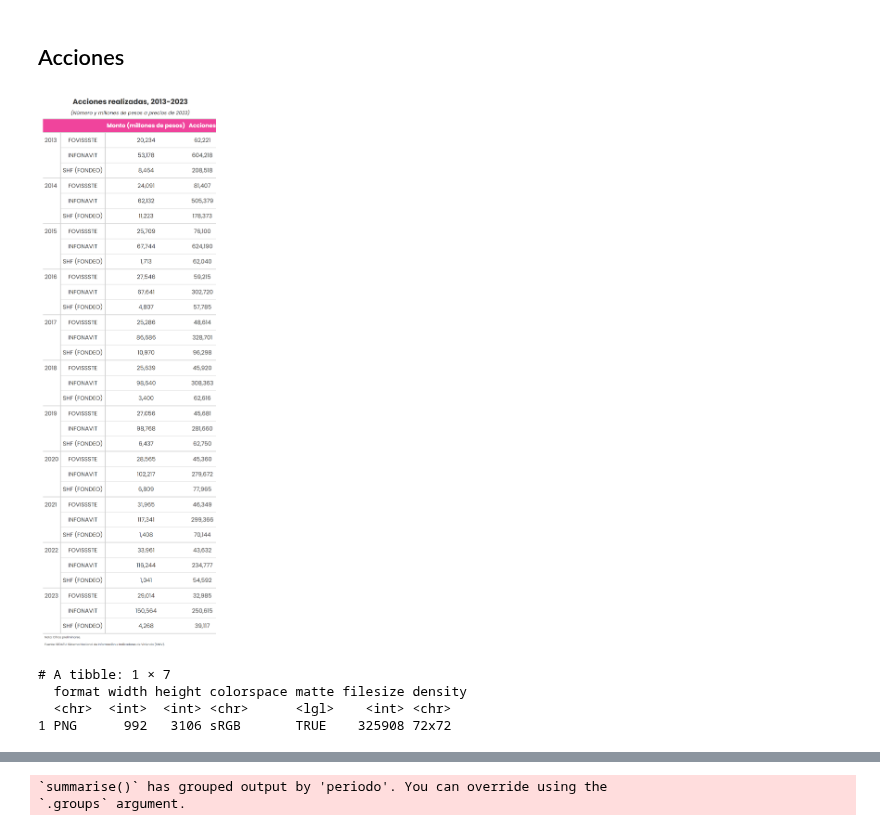
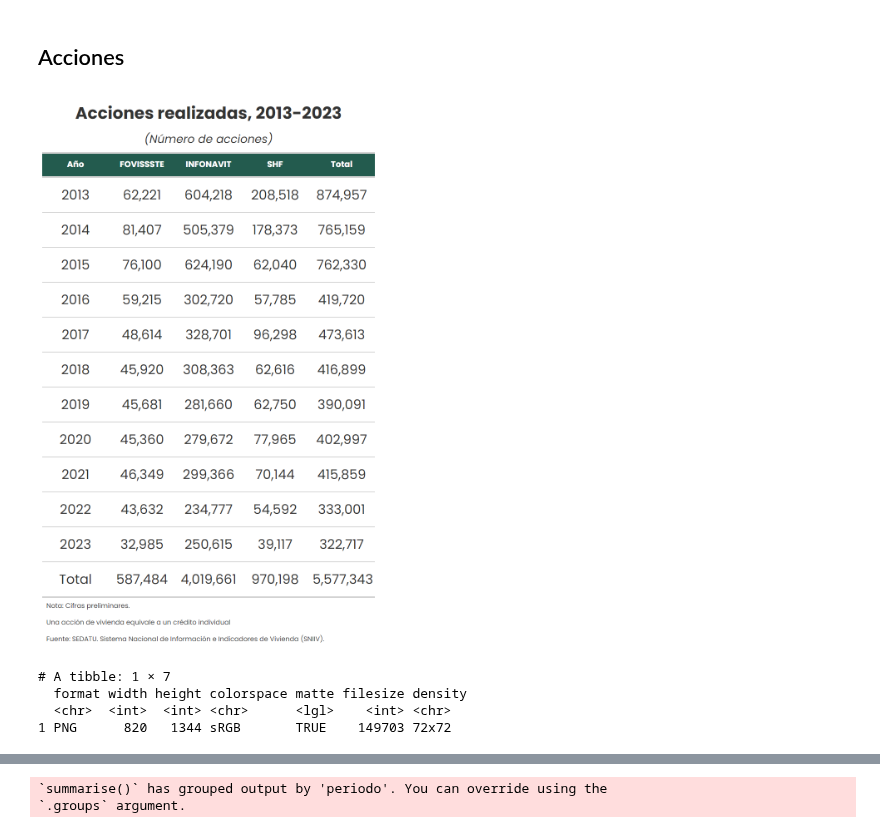
Before and after one commit to claudiodanielpc/datavivi, a Jupyter notebook: numeralia.ipynb, the cells around one changed output, grey strips where cells are left out. Saved outputs shown, nothing was run; the diff lists cells and outputs as text; code cells hidden in the pictures.

```diff
--- a/numeralia.ipynb
+++ b/numeralia.ipynb
@@ -84,7 +82,7 @@ Fuente: SEDATU. Sistema Nacional de Información e Indicadores de Vivienda (SNII
 }
 # %%
 #Función para crear tabla
-crea_tabla <- function(df, titulo, nombre_archivo) {
+crea_tabla <- function(df, titulo, subtitulo,nota="",nombre_archivo){
   library(gt)
   library(dplyr)
   library(magick)
@@ -106,18 +104,19 @@ crea_tabla <- function(df, titulo, nombre_archivo) {
 
   gt_table <- gt_table %>%
     tab_options(
-      column_labels.font.weight = "bold"
+      column_labels.font.weight = "bold",
     ) %>%
     tab_header(
       title = md(paste0("**", titulo, "**")),
-subtitle=md("*(Número y millones de pesos a precios de 2023)*")
+subtitle=md(paste0("*", subtitulo, "*"))
     ) %>%
     tab_options(
       table.font.names = 'Poppins',
       source_notes.font.size = 8,
       table.border.top.width = px(0),
       table.border.bottom.width = px(0),
-      column_labels.background.color = "#F0449C"
+      column_labels.background.color = "#235b4eff",
+  column_labels.font.size = 10,
     ) %>%
     cols_align(
       align = "center"
@@ -125,9 +124,15 @@ subtitle=md("*(Número y millones de pesos a precios de 2023)*")
     tab_source_note(
       source_note = md("Nota: Cifras preliminares.")
     ) %>%
+tab_source_note(
+      source_note = md(nota)
+    ) %>%
     tab_source_note(
       source_note = md("Fuente: SEDATU. Sistema Nacional de Información e Indicadores de Vivienda (SNIIV).")
-    )
+    )%>%
+  cols_width(
+    everything() ~ px(80)
+  )
 
   # Salva la tabla
   gtsave(gt_table, filename = nombre_archivo)
@@ -326,14 +377,20 @@ arrange(año)%>%
 # %%
 df%>%
 agrupa_dato_anual("Acciones")%>%
 actualiza_precios(inpc)%>%
-select(Año, Organismo,monto_actualizado, Acciones)%>%
-rename("Monto (millones de pesos)" = monto_actualizado)%>%
+select(Año, Organismo,Acciones)%>%
+mutate(Organismo=case_when(Organismo=="SHF (FONDEO)"~"SHF",
+                           TRUE~Organismo))%>%
+pivot_wider(names_from = "Organismo", values_from = "Acciones")%>%
+
+#Añadir suma de filas
+janitor::adorn_totals(where = "col")%>%
+janitor::adorn_totals(where = "row")%>%
 #Crear tabla
-crea_tabla("Acciones realizadas, 2013-2023","acciones.png")
+crea_tabla("Acciones realizadas, 2013-2023","(Número de acciones)","Una acción de vivienda equivale a un crédito individual","acciones_act.png")
 # %% [output]
-[figure, old version]
+[figure, new version]
 # A tibble: 1 × 7
   format width height colorspace matte filesize density
   <chr>  <int>  <int> <chr>      <lgl>    <int> <chr>
-1 PNG      992   3106 sRGB       TRUE    325908 72x72
+1 PNG      820   1344 sRGB       TRUE    149703 72x72
```
Also changed, not shown: parts of 27 cells of this notebook.
